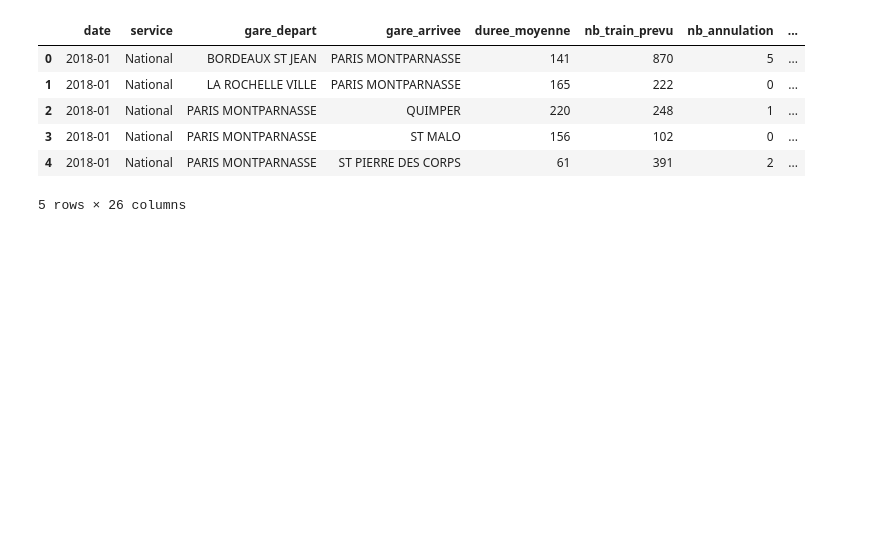
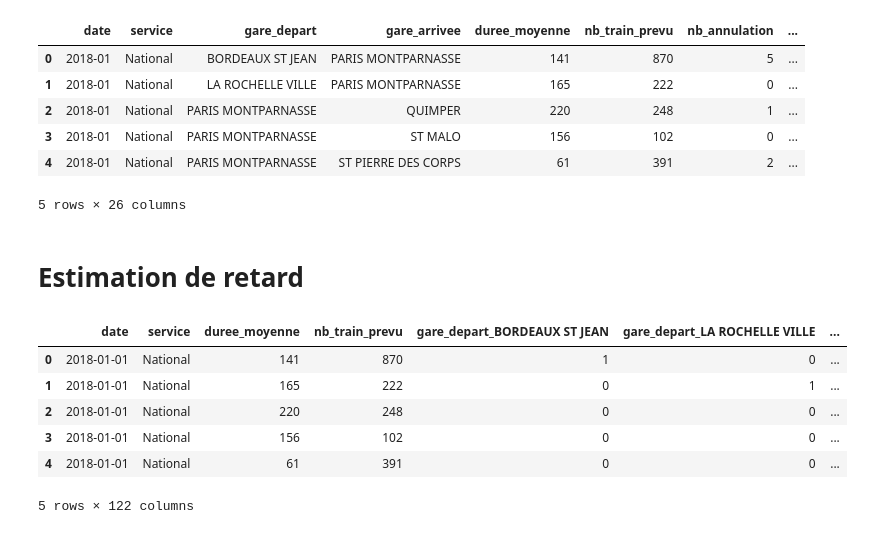
Before and after one commit to AxelV-hub/machine-learning-sncf-delay-estimation, a Jupyter notebook: notebooks/axel.ipynb, the cells around one changed output. Cells and saved outputs as stored; diff of their text form; code cells hidden in the pictures; blank space fills up the shorter version.

```diff
--- a/notebooks/axel.ipynb
+++ b/notebooks/axel.ipynb
@@ -33,17 +30,34 @@ data.head()
 | 3 | 2018-01 | National | PARIS MONTPARNASSE | ST MALO | 156 | 102 | 0 | ... |
 | 4 | 2018-01 | National | PARIS MONTPARNASSE | ST PIERRE DES CORPS | 61 | 391 | 2 | ... |
 5 rows × 26 columns
-# %%
-encoder = LabelBinarizer(sparse_output=False)
-encoded_df = pd.DataFrame(encoder.fit_transform(data['gare_depart']), columns=encoder.classes_)
-encoded_df.columns = ["gare_depart=" + col for col in encoded_df.columns]
-data = data.drop('gare_depart',axis=1)
-data = pd.concat([data,encoded_df],axis=1)
-
-encoder = LabelBinarizer(sparse_output=False)
-encoded_df = pd.DataFrame(encoder.fit_transform(data['gare_arrivee']), columns=encoder.classes_)
-encoded_df.columns = ["gare_arrivee=" + col for col in encoded_df.columns]
-data = data.drop('gare_arrivee',axis=1)
-data = pd.concat([data,encoded_df],axis=1)
-
-data = data.drop(['commentaire_annulation','commentaire_retards_depart','commentaires_retard_arrivee'],axis=1)
+# %% [markdown]
+# Estimation de retard
+# %%
+#on transforme en type date la colonne date pour appliquer des masks pandas plus facilement
+data['date'] = pd.to_datetime(data['date'])
+
+#on transforme la donnée des gares en utilisant une méthode one-hot
+liste_gare_depart = data['gare_depart'].unique()
+liste_gare_arrivee = data['gare_arrivee'].unique()
+
+data = pd.concat([data,pd.get_dummies(data['gare_depart'], prefix='gare_depart'),pd.get_dummies(data['gare_arrivee'], prefix='gare_arrivee')],axis = 1).drop(['gare_depart','gare_arrivee'],axis=1)
+
+#on sépare en train set et test set en fonction de la date avant et après 2023
+data_train = data[ data['date']<= '2022-12' ]
+data_test = data[ data['date']>= '2023-01' ]
+
+#on sépare les colonnes connues de la colonne a estimer
+X_train = data_train.filter(items = ['date', 'service', 'gare_depart', 'gare_arrivee', 'duree_moyenne','nb_train_prevu']+["gare_depart_"+i for i in liste_gare_depart]+["gare_arrivee_"+j for j in liste_gare_arrivee],axis = 1)
+X_test = data_test.filter(items = ['date', 'service', 'gare_depart', 'gare_arrivee', 'duree_moyenne','nb_train_prevu']+["gare_depart_"+i for i in liste_gare_depart]+["gare_arrivee_"+j for j in liste_gare_arrivee],axis = 1)
+y_train = data_train['retard_moyen_arrivee']
+y_test = data_test['retard_moyen_arrivee']
+
+X_train.head()
+# %% [output]
+|  | date | service | duree_moyenne | nb_train_prevu | gare_depart_BORDEAUX ST JEAN | gare_depart_LA ROCHELLE VILLE | ... |
+| 0 | 2018-01-01 | National | 141 | 870 | 1 | 0 | ... |
+| 1 | 2018-01-01 | National | 165 | 222 | 0 | 1 | ... |
+| 2 | 2018-01-01 | National | 220 | 248 | 0 | 0 | ... |
+| 3 | 2018-01-01 | National | 156 | 102 | 0 | 0 | ... |
+| 4 | 2018-01-01 | National | 61 | 391 | 0 | 0 | ... |
+5 rows × 122 columns
```
Also changed, not shown: parts of 10 cells of this notebook.
